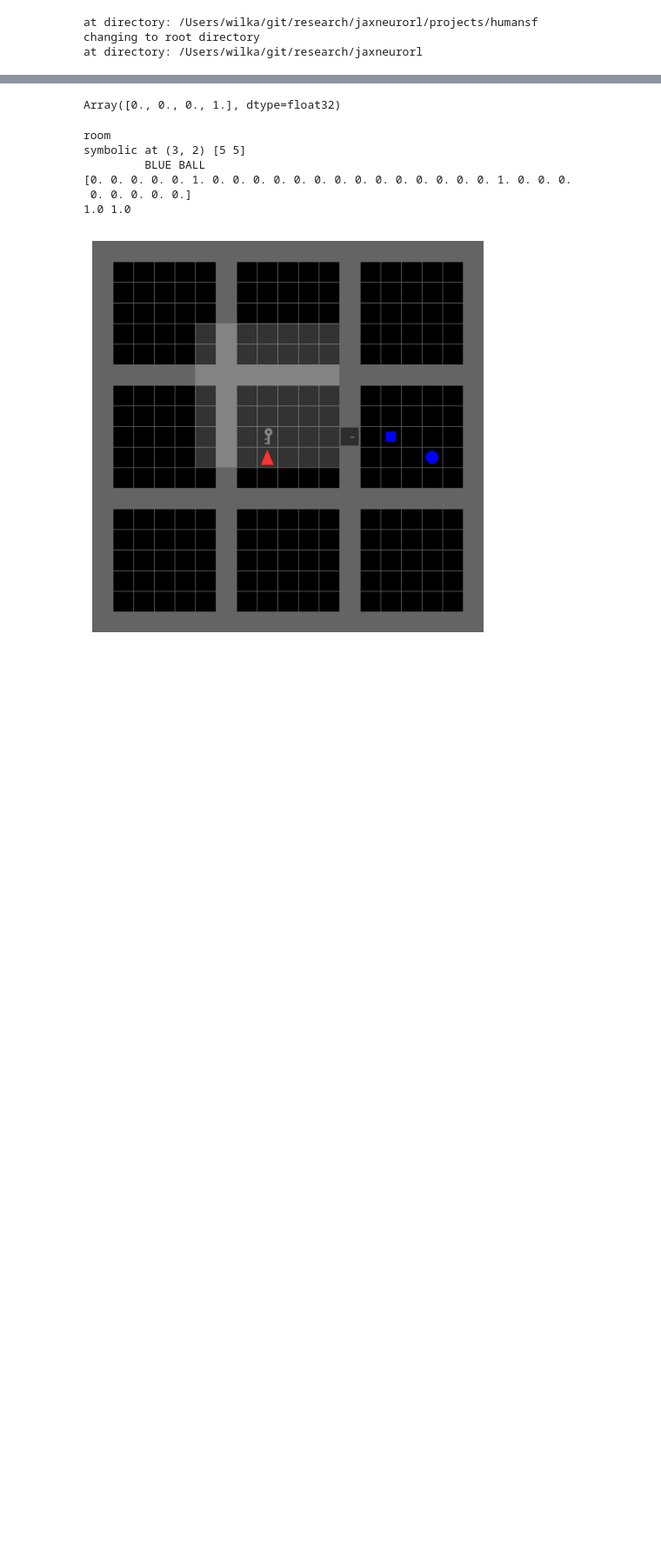
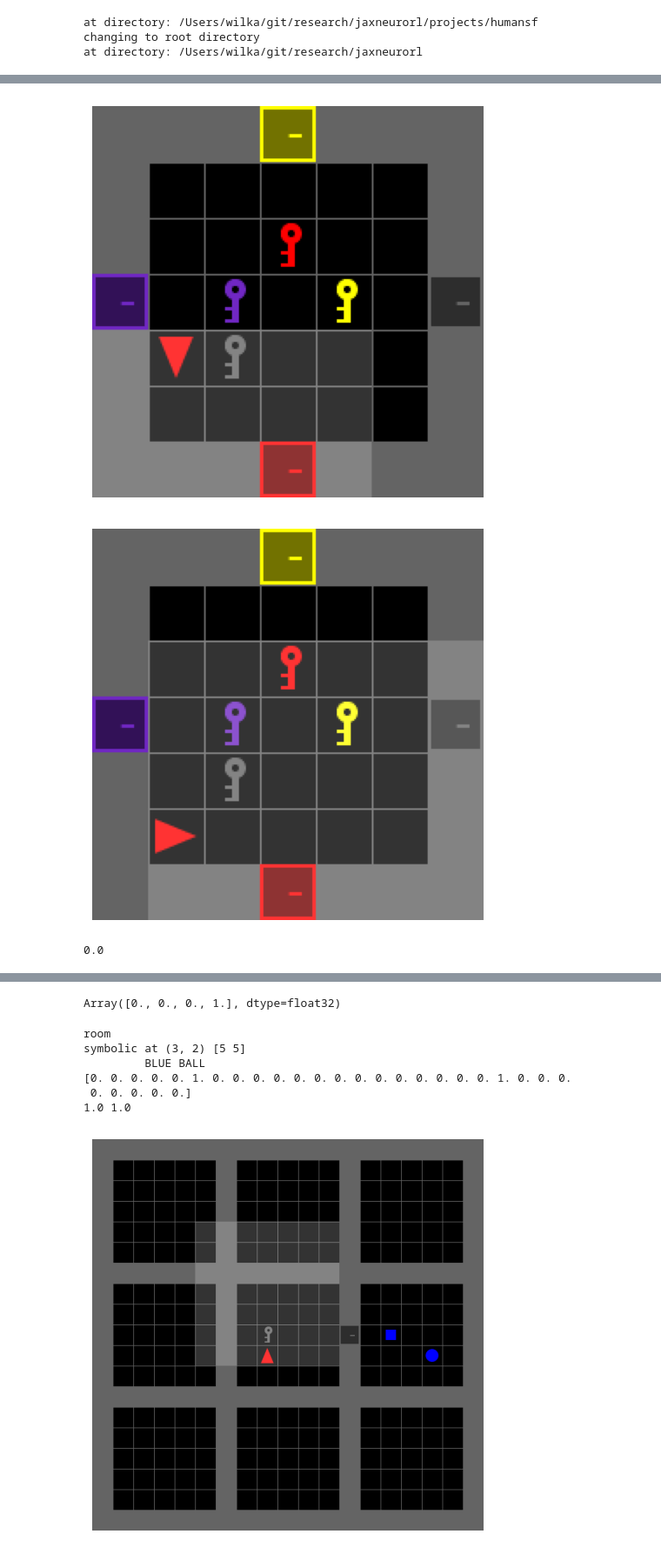
Before and after one commit to wcarvalho/jaxneurorl, a Jupyter notebook: projects/humansf/keyroom-test.ipynb, the cells around one changed output, grey strips where cells are left out. Shown at 87% size. Drawn from its saved outputs; the diff is of its cells as text; code cells hidden in the pictures; blank space fills up the shorter version.

```diff
--- a/projects/humansf/keyroom-test.ipynb
+++ b/projects/humansf/keyroom-test.ipynb
@@ -79,0 +93,32 @@ for seed in range(0, 1):
+# %%
+all_actions = [
+    'forward',
+    'right',
+    'left',
+    'pickup',
+    'put_down',
+    'toggle',
+]
+action2idx = {a:i for i, a in enumerate(all_actions)}
+actions = ['forward', 'left', 'forward', 'pickup']
+actions = ['forward', 'forward', 'forward', 'left', 'pickup']
+
+seed=4
+rng = jax.random.PRNGKey(seed)
+rng, rng_ = jax.random.split(rng)
+rng, rng_ = jax.random.split(rng)
+timestep = env.reset(rng_, env_params)
+timestep.observation.task_w
+obs_image = keyroom.render_room(timestep.state)
+visualizer.display_image(obs_image)
+
+for action in actions:
+    rng, rng_act, rng_step = jax.random.split(rng, 3)
+    timestep = env.step(rng_step, timestep, action2idx[action], env_params)
+obs_image = keyroom.render_room(timestep.state)
+visualizer.display_image(obs_image)
+print(timestep.reward)
+# %% [output]
+[figure, added]
+[figure, added]
+0.0
```
Also changed, not shown: parts of 3 cells of this notebook.
